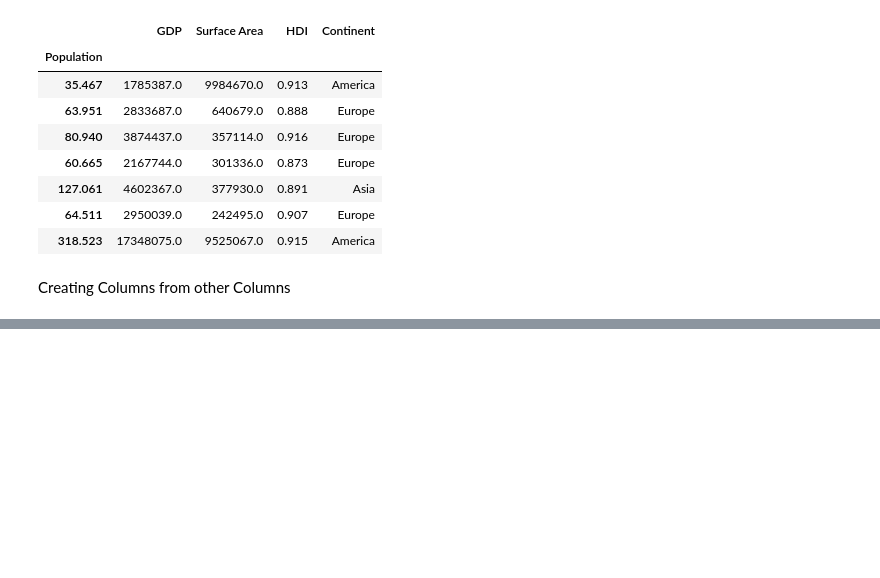
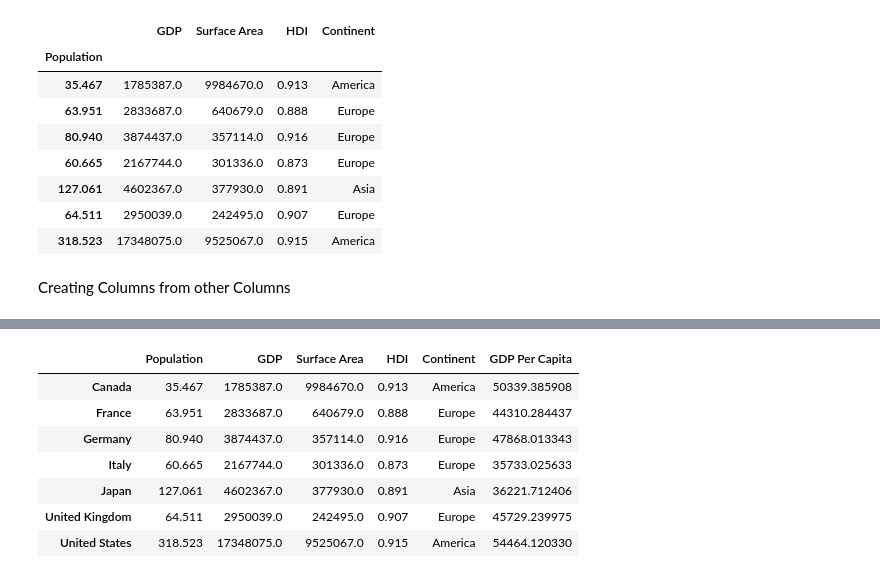
Before and after one commit to natalyalangford/DataAnalysisExercises, a Jupyter notebook: Panda Series/panda_dataframes.ipynb, the cells around one changed output, grey strips where cells are left out. Drawn from its saved outputs; the diff is of its cells as text; code cells hidden in the pictures; blank space fills up the shorter version.

```diff
--- a/Panda Series/panda_dataframes.ipynb
+++ b/Panda Series/panda_dataframes.ipynb
@@ -738,0 +763,17 @@ Creating Columns from other Columns
+# %%
+# add results to the original DataFrame
+
+df['GDP Per Capita'] = df['GDP'] / df['Population']
+
+# new GDP Per Capita Column will be added to df
+# %%
+df
+# %% [output]
+|  | Population | GDP | Surface Area | HDI | Continent | GDP Per Capita |
+| Canada | 35.467 | 1785387.0 | 9984670.0 | 0.913 | America | 50339.385908 |
+| France | 63.951 | 2833687.0 | 640679.0 | 0.888 | Europe | 44310.284437 |
+| Germany | 80.940 | 3874437.0 | 357114.0 | 0.916 | Europe | 47868.013343 |
+| Italy | 60.665 | 2167744.0 | 301336.0 | 0.873 | Europe | 35733.025633 |
+| Japan | 127.061 | 4602367.0 | 377930.0 | 0.891 | Asia | 36221.712406 |
+| United Kingdom | 64.511 | 2950039.0 | 242495.0 | 0.907 | Europe | 45729.239975 |
+| United States | 318.523 | 17348075.0 | 9525067.0 | 0.915 | America | 54464.120330 |
```
Also changed, not shown: parts of 15 cells of this notebook.
